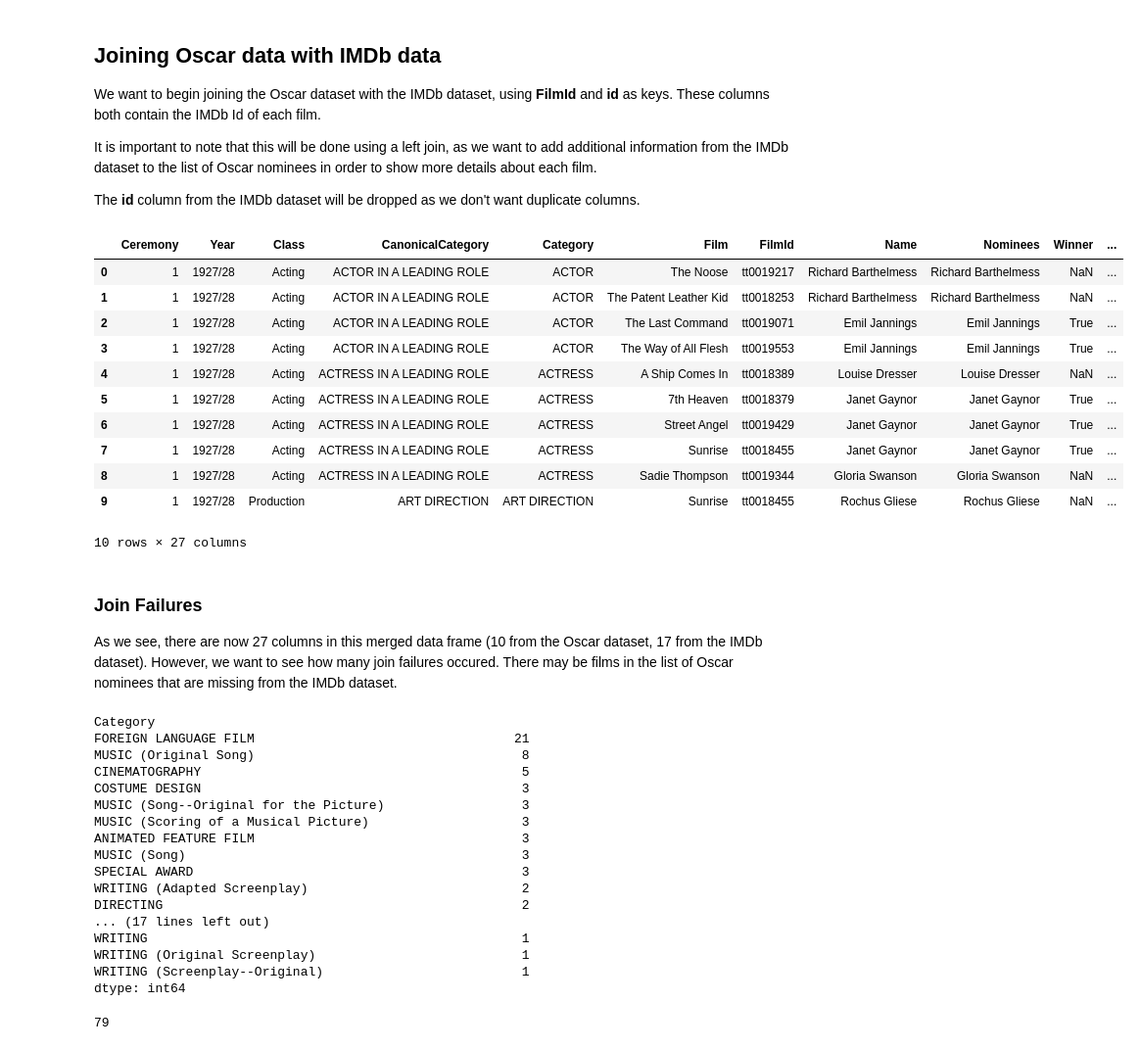
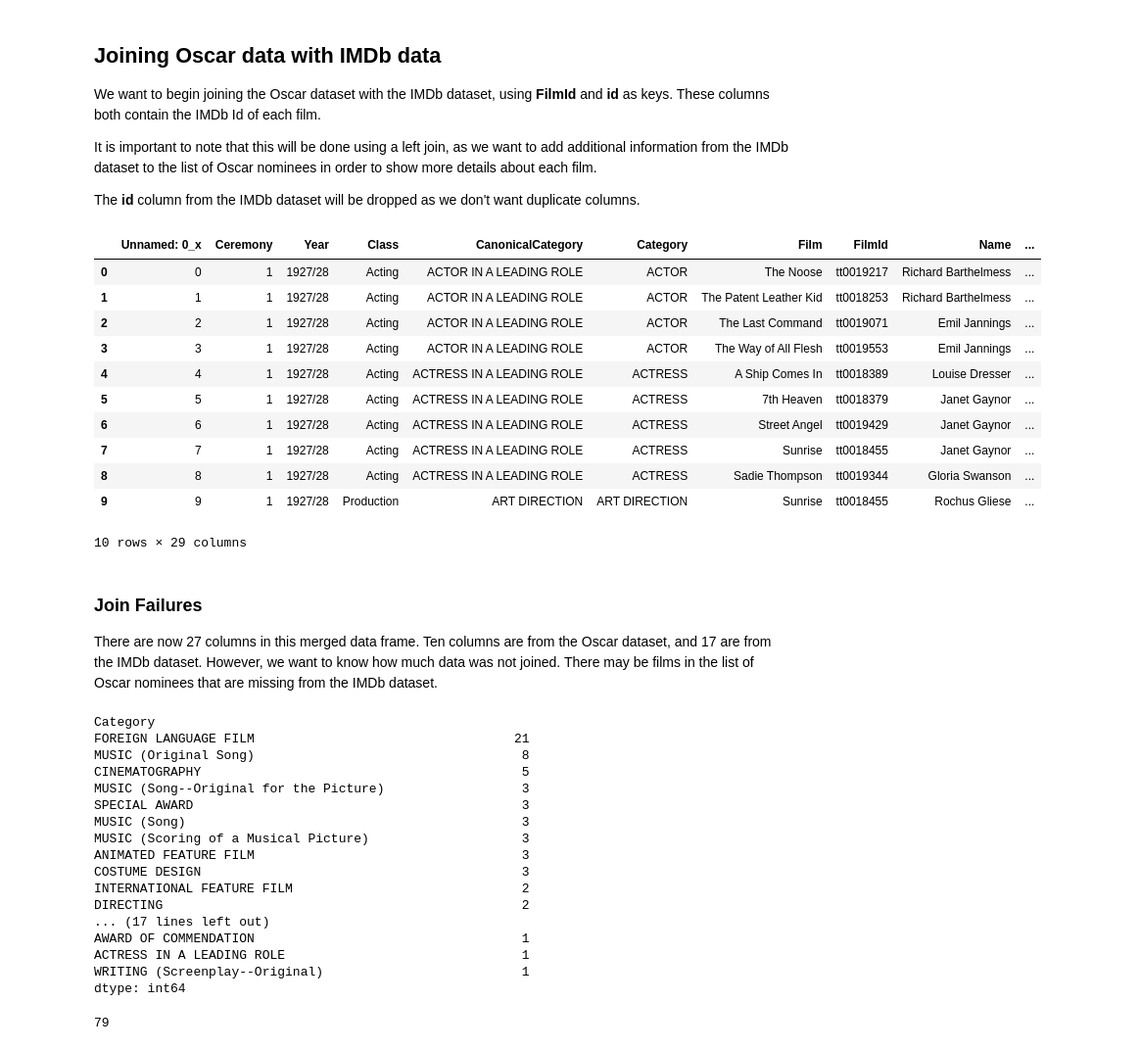
Before and after one commit to jad-bey/SIADS-593-Film-Awards-Data-Analysis, a Jupyter notebook: joining.ipynb, the cells around one changed output. Shown at 98% size. Drawn from its saved outputs; the diff is of its cells as text; code cells hidden in the pictures.

```diff
--- a/joining.ipynb
+++ b/joining.ipynb
@@ -8,3 +10,6 @@ import pandas as pd
+# %%
+%run helpers.ipynb
+imdb_df, oscar_df = read_data('imdb_filtered.csv', 'oscar_filtered.csv')
 # %% [markdown]
 ## Joining Oscar data with IMDb data
 
@@ -14,33 +19,29 @@ It is important to note that this will be done using a left join, as we want to
 
 The **id** column from the IMDb dataset will be dropped as we don't want duplicate columns.
 # %%
-# read in pickle files to dataframes
-imdb_df = pd.read_pickle("imdb_df.pkl")
-oscar_df = pd.read_pickle("oscar_df.pkl")
-
 # join datasets together by film id
 # imdb is id; oscar is FilmId
 merged_df = pd.merge(oscar_df, imdb_df, left_on='FilmId', right_on='id', how='left', indicator=True)
 merged_df = merged_df.drop(columns=['id'])
 merged_df.head(10)
 # %% [output]
-|  | Ceremony | Year | Class | CanonicalCategory | Category | Film | FilmId | Name | Nominees | Winner | ... |
-| 0 | 1 | 1927/28 | Acting | ACTOR IN A LEADING ROLE | ACTOR | The Noose | tt0019217 | Richard Barthelmess | Richard Barthelmess | NaN | ... |
-| 1 | 1 | 1927/28 | Acting | ACTOR IN A LEADING ROLE | ACTOR | The Patent Leather Kid | tt0018253 | Richard Barthelmess | Richard Barthelmess | NaN | ... |
-| 2 | 1 | 1927/28 | Acting | ACTOR IN A LEADING ROLE | ACTOR | The Last Command | tt0019071 | Emil Jannings | Emil Jannings | True | ... |
-| 3 | 1 | 1927/28 | Acting | ACTOR IN A LEADING ROLE | ACTOR | The Way of All Flesh | tt0019553 | Emil Jannings | Emil Jannings | True | ... |
-| 4 | 1 | 1927/28 | Acting | ACTRESS IN A LEADING ROLE | ACTRESS | A Ship Comes In | tt0018389 | Louise Dresser | Louise Dresser | NaN | ... |
-| 5 | 1 | 1927/28 | Acting | ACTRESS IN A LEADING ROLE | ACTRESS | 7th Heaven | tt0018379 | Janet Gaynor | Janet Gaynor | True | ... |
-| 6 | 1 | 1927/28 | Acting | ACTRESS IN A LEADING ROLE | ACTRESS | Street Angel | tt0019429 | Janet Gaynor | Janet Gaynor | True | ... |
-| 7 | 1 | 1927/28 | Acting | ACTRESS IN A LEADING ROLE | ACTRESS | Sunrise | tt0018455 | Janet Gaynor | Janet Gaynor | True | ... |
-| 8 | 1 | 1927/28 | Acting | ACTRESS IN A LEADING ROLE | ACTRESS | Sadie Thompson | tt0019344 | Gloria Swanson | Gloria Swanson | NaN | ... |
-| 9 | 1 | 1927/28 | Production | ART DIRECTION | ART DIRECTION | Sunrise | tt0018455 | Rochus Gliese | Rochus Gliese | NaN | ... |
+|  | Unnamed: 0_x | Ceremony | Year | Class | CanonicalCategory | Category | Film | FilmId | Name | ... |
+| 0 | 0 | 1 | 1927/28 | Acting | ACTOR IN A LEADING ROLE | ACTOR | The Noose | tt0019217 | Richard Barthelmess | ... |
+| 1 | 1 | 1 | 1927/28 | Acting | ACTOR IN A LEADING ROLE | ACTOR | The Patent Leather Kid | tt0018253 | Richard Barthelmess | ... |
+| 2 | 2 | 1 | 1927/28 | Acting | ACTOR IN A LEADING ROLE | ACTOR | The Last Command | tt0019071 | Emil Jannings | ... |
+| 3 | 3 | 1 | 1927/28 | Acting | ACTOR IN A LEADING ROLE | ACTOR | The Way of All Flesh | tt0019553 | Emil Jannings | ... |
+| 4 | 4 | 1 | 1927/28 | Acting | ACTRESS IN A LEADING ROLE | ACTRESS | A Ship Comes In | tt0018389 | Louise Dresser | ... |
+| 5 | 5 | 1 | 1927/28 | Acting | ACTRESS IN A LEADING ROLE | ACTRESS | 7th Heaven | tt0018379 | Janet Gaynor | ... |
+| 6 | 6 | 1 | 1927/28 | Acting | ACTRESS IN A LEADING ROLE | ACTRESS | Street Angel | tt0019429 | Janet Gaynor | ... |
+| 7 | 7 | 1 | 1927/28 | Acting | ACTRESS IN A LEADING ROLE | ACTRESS | Sunrise | tt0018455 | Janet Gaynor | ... |
+| 8 | 8 | 1 | 1927/28 | Acting | ACTRESS IN A LEADING ROLE | ACTRESS | Sadie Thompson | tt0019344 | Gloria Swanson | ... |
+| 9 | 9 | 1 | 1927/28 | Production | ART DIRECTION | ART DIRECTION | Sunrise | tt0018455 | Rochus Gliese | ... |
-10 rows × 27 columns
+10 rows × 29 columns
 # %% [markdown]
 ### Join Failures
-As we see, there are now 27 columns in this merged data frame (10 from the Oscar dataset, 17 from the IMDb dataset). However, we want to see how many join failures occured. There may be films in the list of Oscar nominees that are missing from the IMDb dataset.
+There are now 27 columns in this merged data frame. Ten columns are from the Oscar dataset, and 17 are from the IMDb dataset. However, we want to know how much data was not joined. There may be films in the list of Oscar nominees that are missing from the IMDb dataset.
 # %%
-# here we want to see a list of join failures, i.e. oscar nominees missing from the imdb dataset
+# here we want to see a list of join failures, i.e. Oscar nominees missing from the imdb dataset
 not_joined = (
     merged_df
     .loc[merged_df['_merge'] == 'left_only']
@@ -55,17 +56,17 @@ Category
 FOREIGN LANGUAGE FILM                                  21
 MUSIC (Original Song)                                   8
 CINEMATOGRAPHY                                          5
-COSTUME DESIGN                                          3
 MUSIC (Song--Original for the Picture)                  3
+SPECIAL AWARD                                           3
+MUSIC (Song)                                            3
 MUSIC (Scoring of a Musical Picture)                    3
 ANIMATED FEATURE FILM                                   3
-MUSIC (Song)                                            3
-SPECIAL AWARD                                           3
-WRITING (Adapted Screenplay)                            2
+COSTUME DESIGN                                          3
+INTERNATIONAL FEATURE FILM                              2
 DIRECTING                                               2
 ... (17 lines left out)
-WRITING                                                 1
-WRITING (Original Screenplay)                           1
+AWARD OF COMMENDATION                                   1
+ACTRESS IN A LEADING ROLE                               1
 WRITING (Screenplay--Original)                          1
 dtype: int64
 # %%
```
Also changed, not shown: parts of 6 cells of this notebook, 7 other files.
